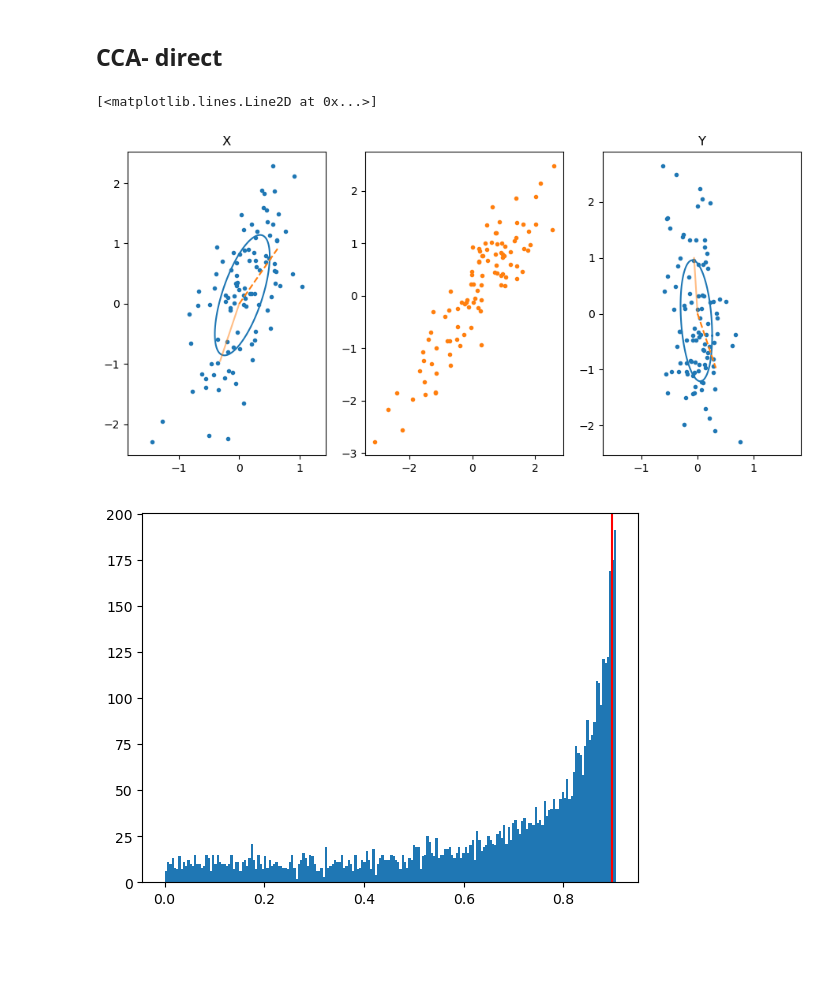
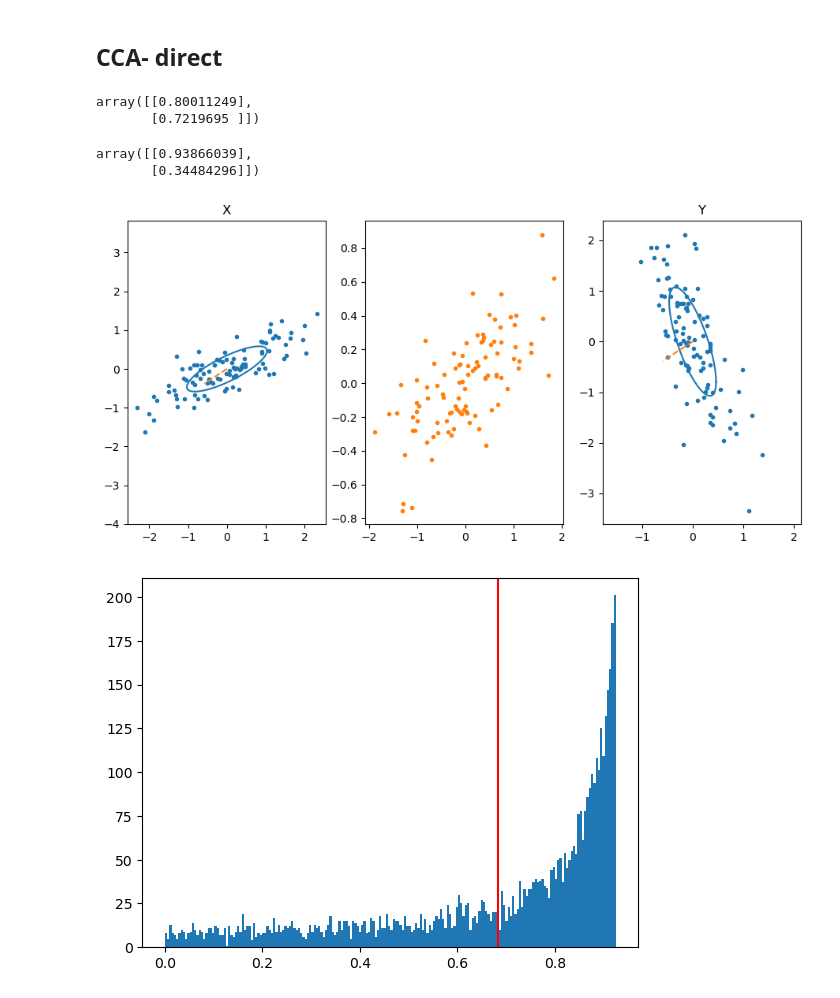
Before and after one commit to draeloslab/AdaptiveLatents, a Jupyter notebook: scripts/icca.ipynb, the cells around one changed output. Saved outputs shown, nothing was run; the diff lists cells and outputs as text; code cells hidden in the pictures; blank space fills up the shorter version.

```diff
--- a/scripts/icca.ipynb
+++ b/scripts/icca.ipynb
@@ -89,7 +89,9 @@ circle_points = np.column_stack([np.cos(t), np.sin(t)]).T
 # %%
 x_d = 2
 y_d = 2
-xs, ys, hidden_vars = generate_pcca(x_d=x_d, y_d=y_d)
+xs, ys, hidden_vars = generate_pcca(x_d=x_d, y_d=y_d, cov_scaler=.1)
+xs -= xs.mean(axis=0)
+ys -= ys.mean(axis=0)
 # %%
 sigma_x_hat = calc_cov(xs, xs)
 sigma_y_hat = calc_cov(ys, ys)
@@ -115,28 +117,37 @@ y_v /= np.linalg.norm(y_v)
 cca = CCA(n_components=1).fit(xs,ys)
 x_v = cca.x_loadings_[:,0]
 y_v = cca.y_loadings_[:,0]
+# %%
+cca.x_loadings_
+# %% [output]
+array([[0.80011249],
+       [0.7219695 ]])
+# %%
+cca.x_rotations_
+# %% [output]
+array([[0.93866039],
+       [0.34484296]])
 # %%
 fig, axs = plt.subplots(nrows=1,ncols=3, figsize=(11,5))
 axs[0].plot(xs[:,0], xs[:,1], '.')
 ellipse_points = (np.linalg.cholesky(sigma_x_hat) @ circle_points).T + xs.mean(axis=0)
 axs[0].plot(ellipse_points[:,0], ellipse_points[:,1], color="C0")
 axs[0].plot([0, x_v[0]], [0, x_v[1]], '--')
-axs[0].plot([0, hidden_vars['W_x'][0,0]], [0, hidden_vars['W_x'][1,0]], '-', color='C1', alpha=.5)
+# axs[0].plot([0, hidden_vars['W_x'][0,0]], [0, hidden_vars['W_x'][1,0]], '-', color='C1', alpha=.5)
 axs[0].axis("equal")
 axs[0].set_title("X")
 
 axs[2].plot(ys[:,0], ys[:,1], '.')
 ellipse_points = (np.linalg.cholesky(sigma_y_hat) @ circle_points).T + ys.mean(axis=0)
 axs[2].plot(ellipse_points[:,0], ellipse_points[:,1], color="C0")
 axs[2].plot([0, y_v[0]], [0, y_v[1]], '--')
-axs[2].plot([0, hidden_vars['W_y'][0,0]], [0, hidden_vars['W_y'][1,0]], '-', color='C1', alpha=.5)
+# axs[2].plot([0, hidden_vars['W_y'][0,0]], [0, hidden_vars['W_y'][1,0]], '-', color='C1', alpha=.5)
 axs[2].axis("equal")
 axs[2].set_title("Y")
 
-axs[1].plot(xs @ x_v, ys@y_v, '.', color="C1")
+axs[1].plot(xs @ x_v, ys@y_v, '.', color="C1");
 # %% [output]
-[<matplotlib.lines.Line2D at 0x...>]
-[figure, old version]
+[figure, new version]
 # %%
 rs = []
 for i in range(5000):
@@ -149,4 +160,4 @@ for i in range(5000):
 plt.axvline(np.abs(np.corrcoef(xs @ x_v, ys @ y_v)[0,1]), color='red')
 plt.hist(rs, bins=200);
 # %% [output]
-[figure, old version]
+[figure, new version]
```
Also changed, not shown: parts of 4 cells of this notebook, 6 other files.
